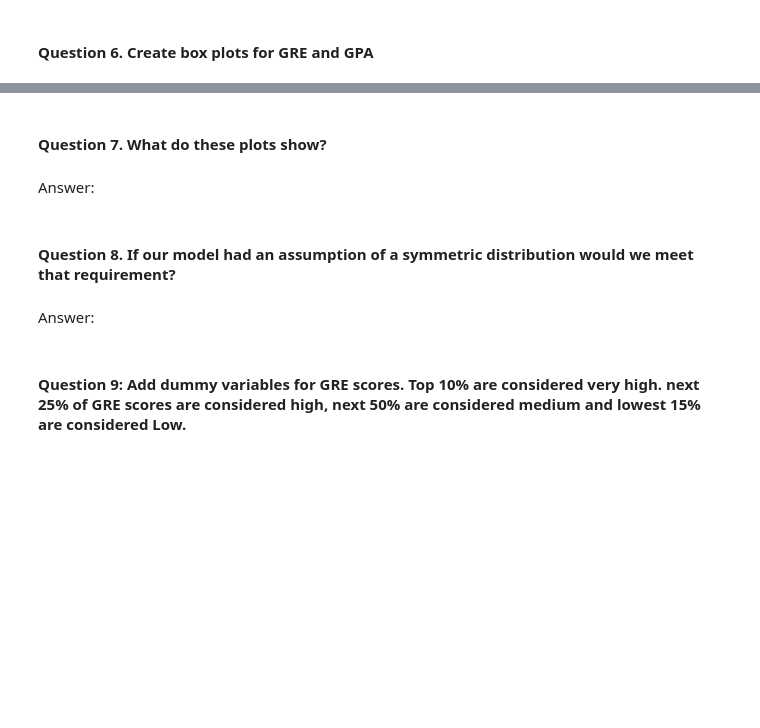
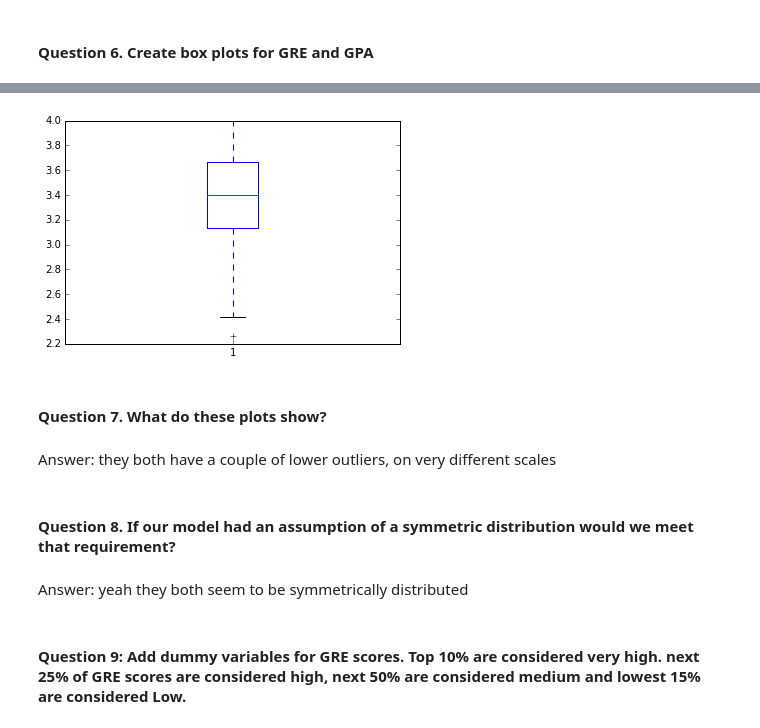
Before and after one commit to faryar88/DS-SF-24, a Jupyter notebook: HW Assignments/HW2/HW2-Starter-Code.ipynb, the cells around one changed output, grey strips where cells are left out. Drawn from its saved outputs; the diff is of its cells as text; code cells hidden in the pictures; blank space fills up the shorter version.

```diff
--- a/HW Assignments/HW2/HW2-Starter-Code.ipynb
+++ b/HW Assignments/HW2/HW2-Starter-Code.ipynb
@@ -80,12 +84,16 @@ len(df_raw.isnull())
 # %%
 #boxplot 2 GPA
+plt.boxplot([df_raw['gpa']])
+plt.show()
+# %% [output]
+[figure, added]
 # %% [markdown]
 #### Question 7. What do these plots show?
-# %% [markdown]
-Answer:
+# %% [markdown]
+Answer: they both have a couple of lower outliers, on very different scales
 # %% [markdown]
 #### Question 8.  If our model had an assumption of a symmetric distribution would we meet that requirement?
-# %% [markdown]
-Answer:
+# %% [markdown]
+Answer: yeah they both seem to be symmetrically distributed
 # %% [markdown]
 #### Question 9: Add dummy variables for GRE scores. Top 10% are considered very high. next 25% of GRE scores are considered high, next 50% are considered medium and lowest 15% are considered Low.
```
Also changed, not shown: parts of 3 cells of this notebook.
